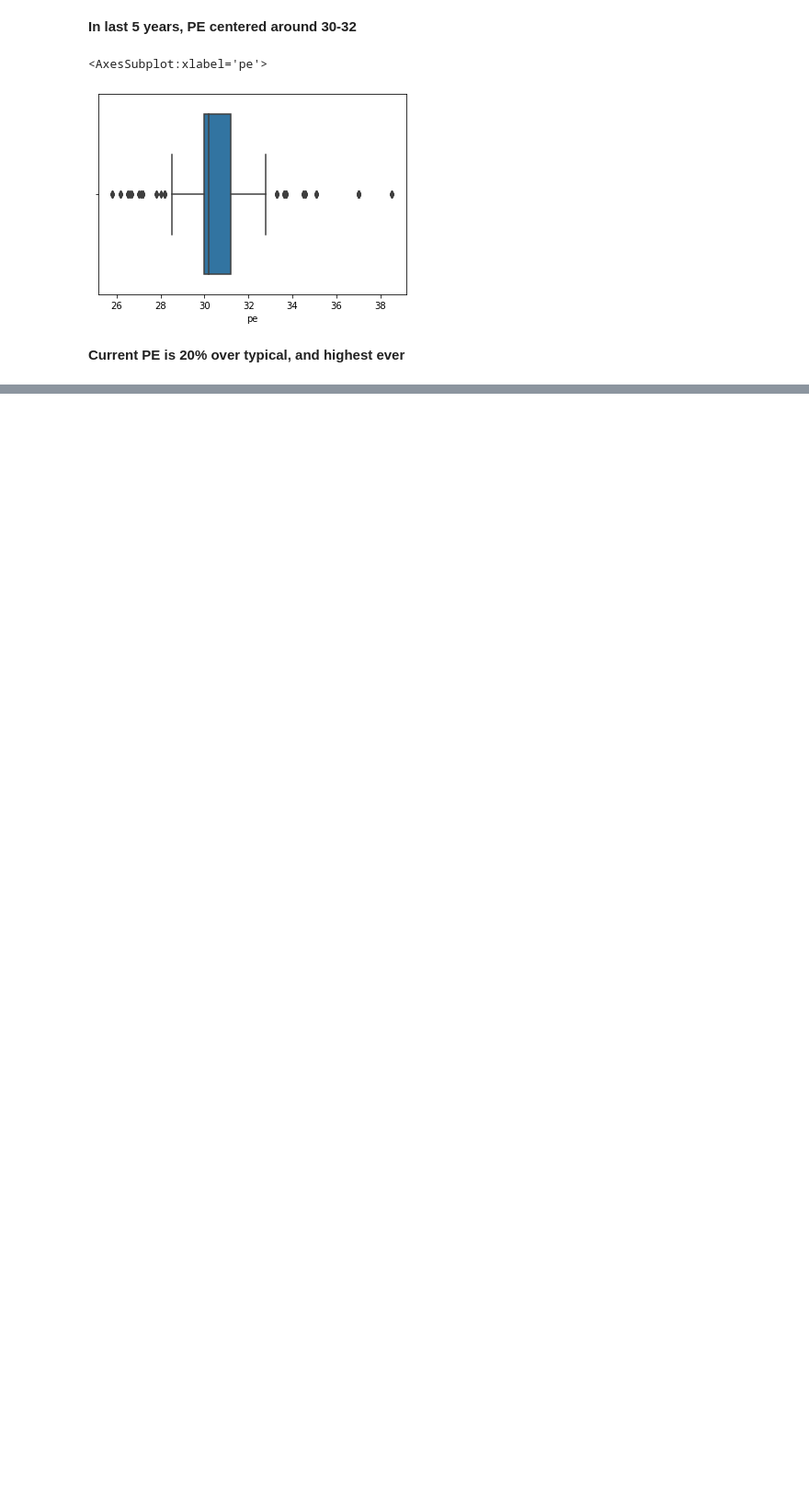
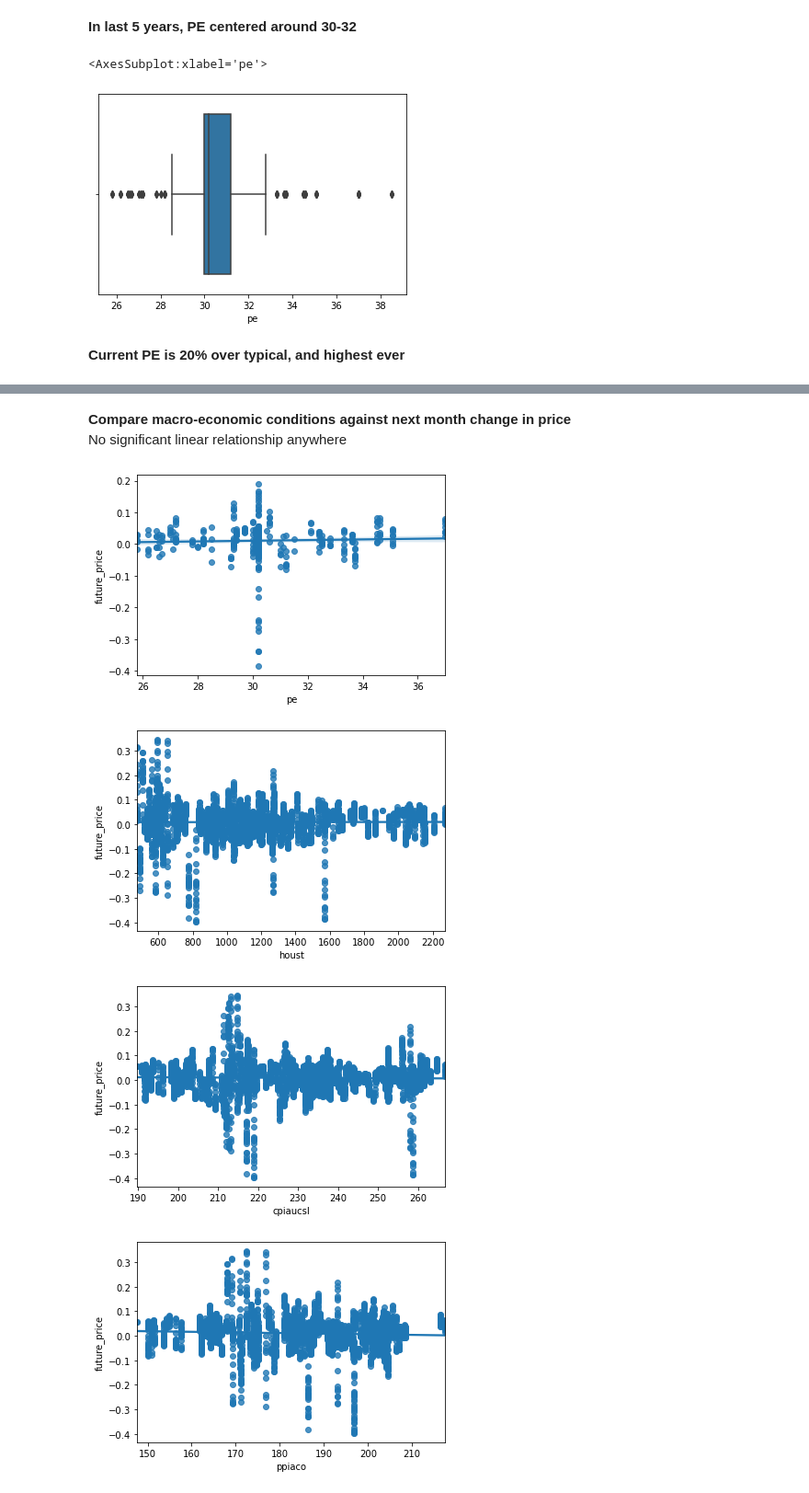
Before and after one commit to lhommefm/investing, a Jupyter notebook: REITs.ipynb, the cells around one changed output, grey strips where cells are left out. Shown at 92% size. Cells and saved outputs as stored; diff of their text form; code cells hidden in the pictures; blank space fills up the shorter version.

```diff
--- a/REITs.ipynb
+++ b/REITs.ipynb
@@ -106,0 +82,18 @@ sns.regplot(x=data_house_futureprice['houst'],y=data_house_futureprice['future_p
+# %% [markdown]
+**Compare macro-economic conditions against next month change in price**<br>
+No significant linear relationship anywhere
+# %%
+tests = [
+    ('pe','future_price','scatter'),('houst','future_price','scatter'),
+    ('cpiaucsl','future_price','scatter'),('ppiaco','future_price','scatter'),
+    ('tdsp','future_price','scatter'),('psavert','future_price','scatter'),
+    ('dgs10','future_price','scatter'),('mabmm301usm189s','future_price','scatter')
+        ]
+for test in tests:
+    plt.figure()
+    make_chart(test[0],test[1],test[2])
+# %% [output]
+[figure, added]
+[figure, added]
+[figure, added]
+[figure, added]
```
Also changed, not shown: parts of 31 cells of this notebook, 2 other files.
